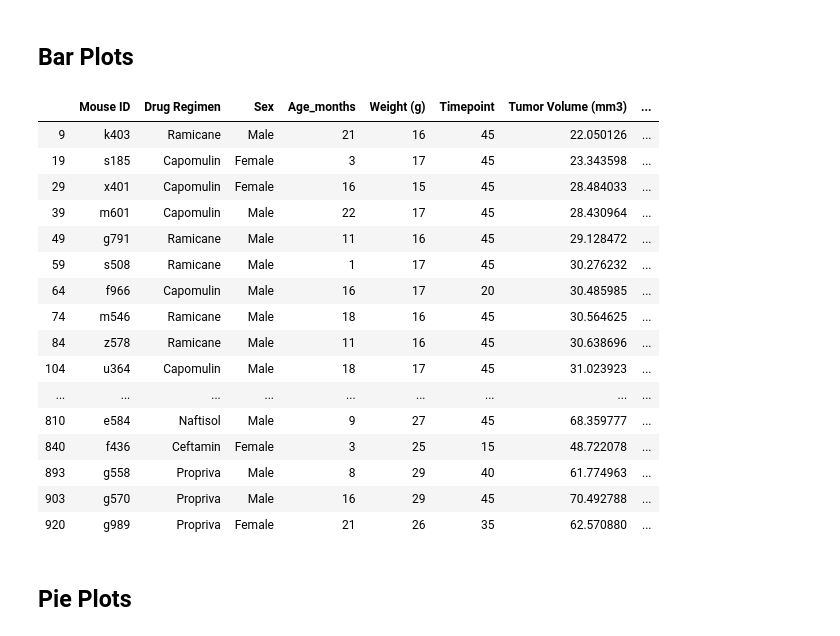
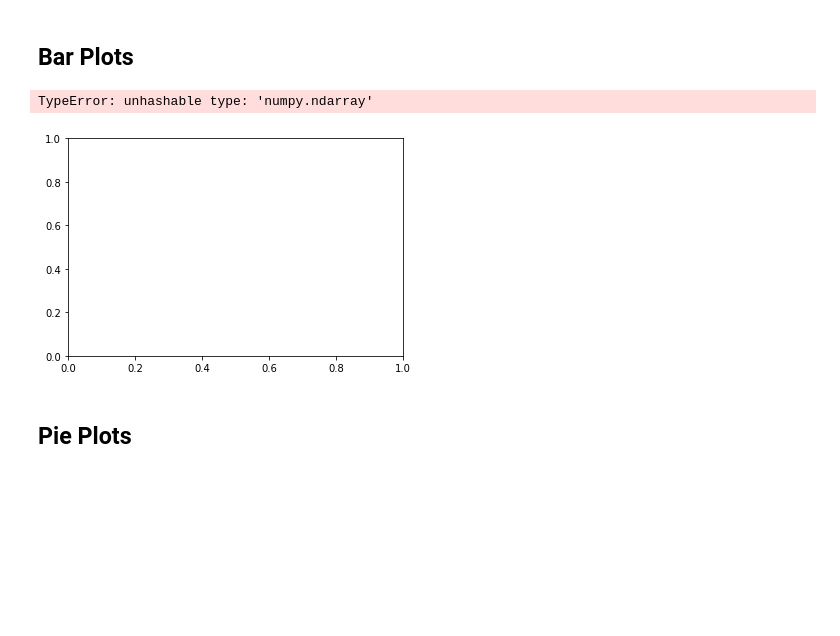
Before and after one commit to joshuadanielp/05-Matplotlib, a Jupyter notebook: Instructions/Pymaceuticals/pymaceuticals_starter.ipynb, the cells around one changed output. Saved outputs shown, nothing was run; the diff lists cells and outputs as text; code cells hidden in the pictures; blank space fills up the shorter version.

```diff
--- a/Instructions/Pymaceuticals/pymaceuticals_starter.ipynb
+++ b/Instructions/Pymaceuticals/pymaceuticals_starter.ipynb
@@ -95,37 +115,21 @@ summary_table
 # %%
 # Generate a bar plot showing the number of mice per time point for each treatment throughout the course of the study using pandas.
 # Define x- and y-axis
 x_axis = regimen_df["Drug Regimen"]
-mice_vol = regimen_df["Mouse ID"]
+mice_vol = regimen_df["Mouse ID"].count()
 
-regimen_df.head()
+# regimen_df.head()
 
 # Plot the bar chart with labels
-
-# plt.bar(x_axis, mice_vol, color="b", alpha=0.5, align="center")
+plt.bar(x_axis, mice_vol, color="b", alpha=0.5, align="center")
 # plt.title("Number of mice per treatment")
 # plt.xlabel("Drug Regimen")
 # plt.ylabel("Number of Mice")
 
 # regimen_df["Mouse ID"].count()
 # %% [output]
-|  | Mouse ID | Drug Regimen | Sex | Age_months | Weight (g) | Timepoint | Tumor Volume (mm3) | ... |
-| 9 | k403 | Ramicane | Male | 21 | 16 | 45 | 22.050126 | ... |
-| 19 | s185 | Capomulin | Female | 3 | 17 | 45 | 23.343598 | ... |
-| 29 | x401 | Capomulin | Female | 16 | 15 | 45 | 28.484033 | ... |
-| 39 | m601 | Capomulin | Male | 22 | 17 | 45 | 28.430964 | ... |
-| 49 | g791 | Ramicane | Male | 11 | 16 | 45 | 29.128472 | ... |
-| 59 | s508 | Ramicane | Male | 1 | 17 | 45 | 30.276232 | ... |
-| 64 | f966 | Capomulin | Male | 16 | 17 | 20 | 30.485985 | ... |
-| 74 | m546 | Ramicane | Male | 18 | 16 | 45 | 30.564625 | ... |
-| 84 | z578 | Ramicane | Male | 11 | 16 | 45 | 30.638696 | ... |
-| 104 | u364 | Capomulin | Male | 18 | 17 | 45 | 31.023923 | ... |
-| ... | ... | ... | ... | ... | ... | ... | ... | ... |
-| 810 | e584 | Naftisol | Male | 9 | 27 | 45 | 68.359777 | ... |
-| 840 | f436 | Ceftamin | Female | 3 | 25 | 15 | 48.722078 | ... |
-| 893 | g558 | Propriva | Male | 8 | 29 | 40 | 61.774963 | ... |
-| 903 | g570 | Propriva | Male | 16 | 29 | 45 | 70.492788 | ... |
-| 920 | g989 | Propriva | Female | 21 | 26 | 35 | 62.570880 | ... |
+TypeError: unhashable type: 'numpy.ndarray'
+[figure, added]
 # %%
 # Generate a bar plot showing the number of mice per time point for each treatment throughout the course of the study using pyplot.
 # %% [markdown]
```
Also changed, not shown: parts of 6 cells of this notebook.
